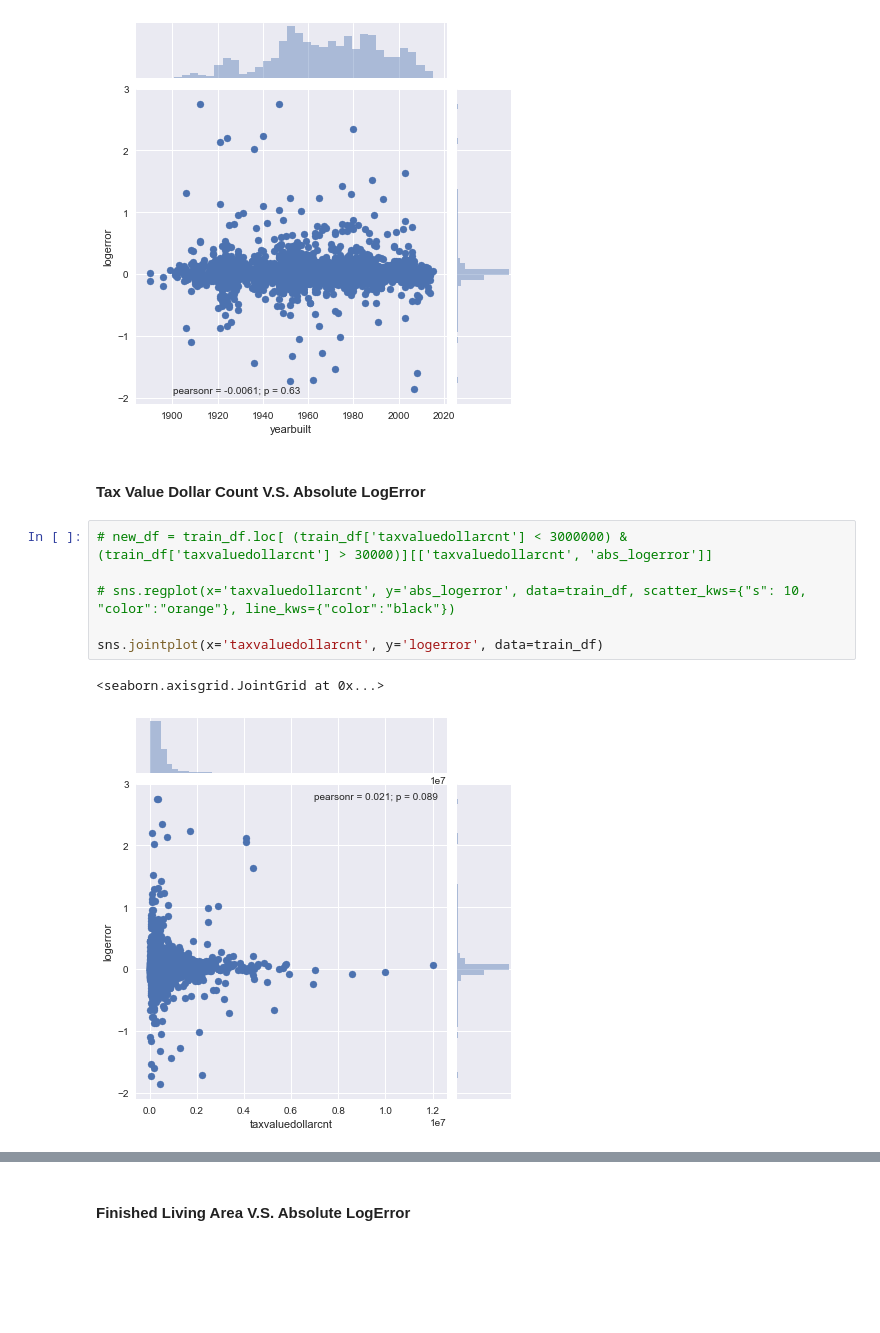
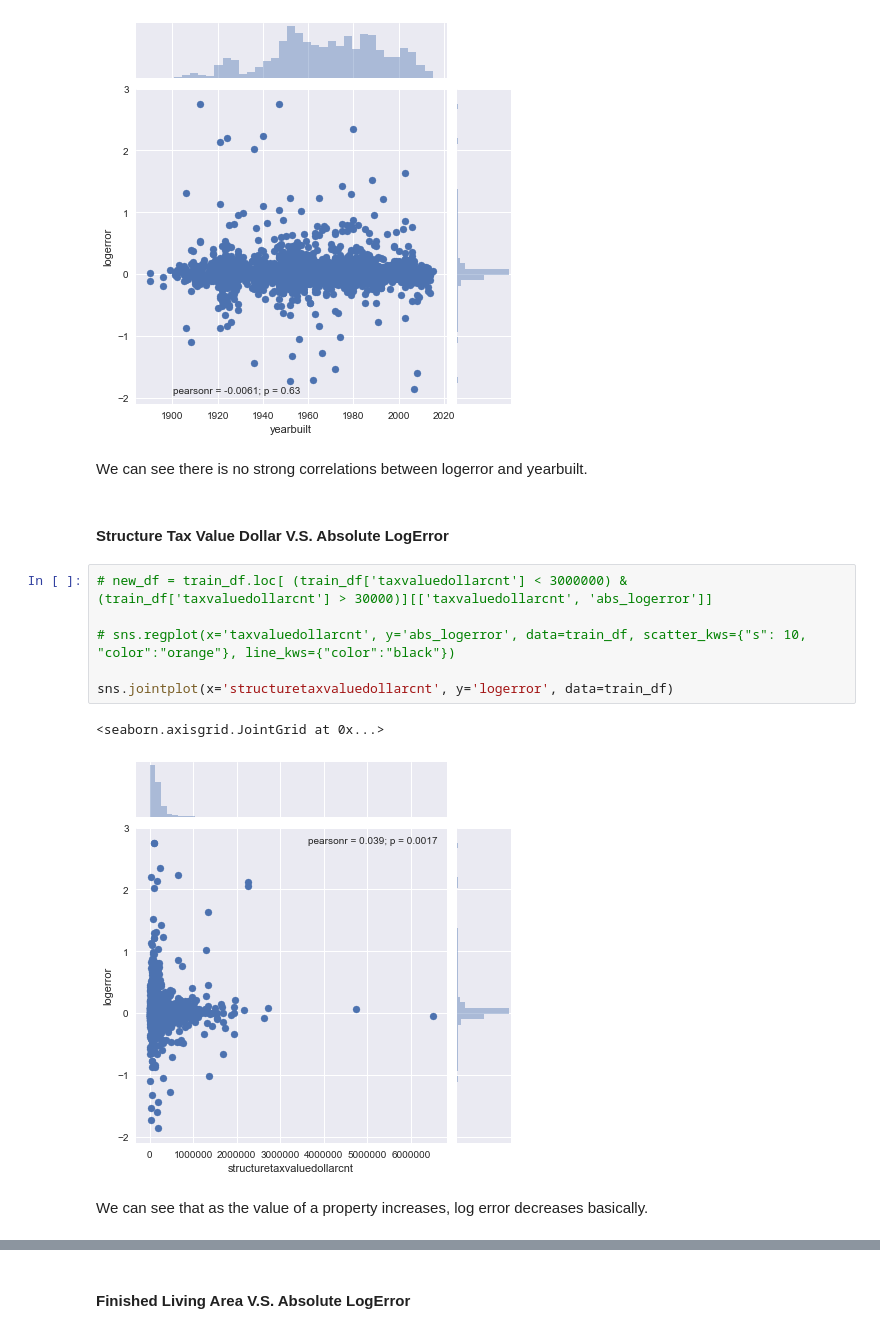
Before and after one commit to XunPeng715/ADS_homework2, a Jupyter notebook: part1/rawDataEDA.ipynb, the cells around one changed output, grey strips where cells are left out. Drawn from its saved outputs; the diff is of its cells as text; blank space fills up the shorter version.

```diff
--- a/part1/rawDataEDA.ipynb
+++ b/part1/rawDataEDA.ipynb
@@ -172,14 +210,18 @@ sns.jointplot(x='yearbuilt', y='logerror', data=train_df)
 # %% [output]
 <seaborn.axisgrid.JointGrid at 0x...>
 [figure]
+# %% [markdown]
+We can see there is no strong correlations between logerror and yearbuilt.
 # %% [markdown]
-#### Tax Value Dollar Count V.S. Absolute LogError
+#### Structure Tax Value Dollar  V.S. Absolute LogError
 # %%
 # new_df = train_df.loc[ (train_df['taxvaluedollarcnt'] < 3000000) & (train_df['taxvaluedollarcnt'] > 30000)][['taxvaluedollarcnt', 'abs_logerror']]
 
 # sns.regplot(x='taxvaluedollarcnt', y='abs_logerror', data=train_df, scatter_kws={"s": 10, "color":"orange"}, line_kws={"color":"black"})
 
-sns.jointplot(x='taxvaluedollarcnt', y='logerror', data=train_df)
+sns.jointplot(x='structuretaxvaluedollarcnt', y='logerror', data=train_df)
 # %% [output]
 <seaborn.axisgrid.JointGrid at 0x...>
-[figure, old version]
+[figure, new version]
+# %% [markdown]
+We can see that as the value of a property increases, log error decreases basically.
```
Also changed, not shown: parts of 41 cells of this notebook.
